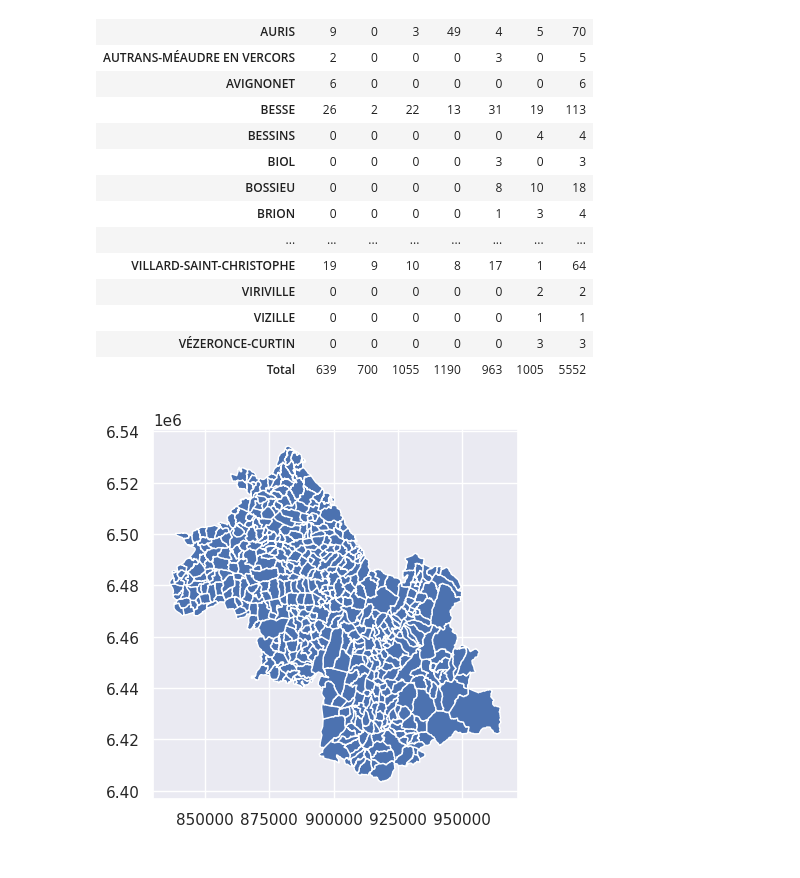
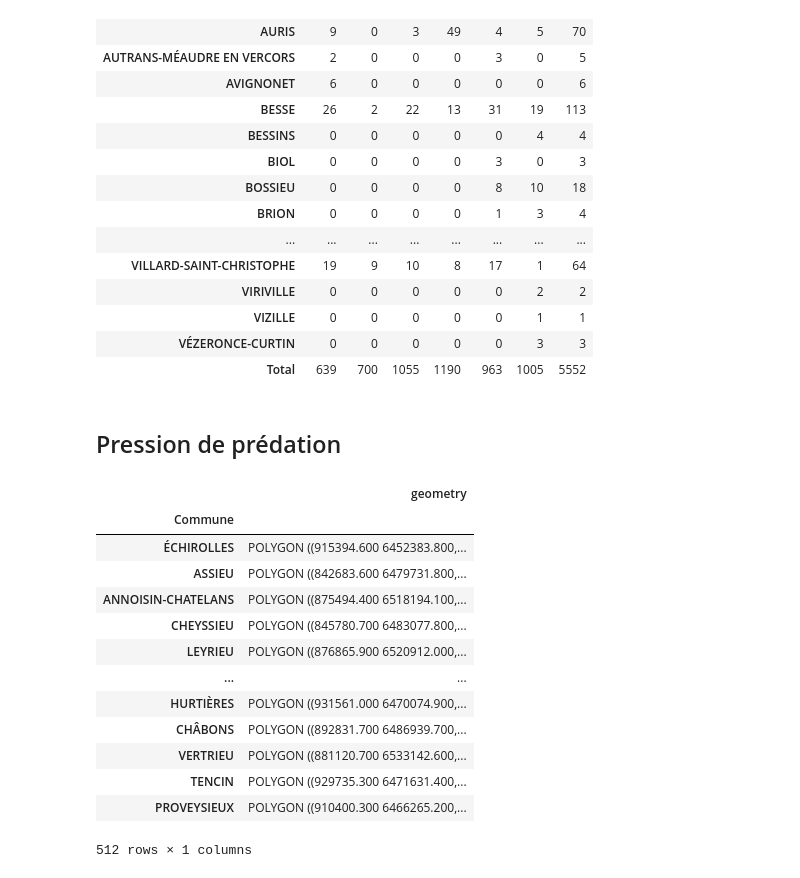
Before and after one commit to dthonon/pna_loup_suivi, a Jupyter notebook: notebook/Analyse-38.ipynb, the cells around one changed output. Cells and saved outputs as stored; diff of their text form; code cells hidden in the pictures.

```diff
--- a/notebook/Analyse-38.ipynb
+++ b/notebook/Analyse-38.ipynb
@@ -215,6 +215,8 @@ par_commune
 | VIZILLE | 0 | 0 | 0 | 0 | 0 | 1 | 1 |
 | VÉZERONCE-CURTIN | 0 | 0 | 0 | 0 | 0 | 3 | 3 |
 | Total | 639 | 700 | 1055 | 1190 | 963 | 1005 | 5552 |
+# %% [markdown]
+## Pression de prédation
 # %%
 gis_dir = "/home/daniel/Data/SIG/ADMIN-EXPRESS/1_DONNEES_LIVRAISON_2021-11-16/ADE_3-1_SHP_LAMB93_FR/"
 departements = gpd.read_file(gis_dir + "DEPARTEMENT.shp")
@@ -223,4 +224,20 @@ communes_38 = communes.query("INSEE_DEP == '38'")
-# %%
-communes_38[["geometry"]].plot();
-# %% [output]
-[figure, removed]
+# %%
+communes_38 = communes.query("INSEE_DEP == '38'")[["NOM", "geometry"]]
+communes_38["Commune"] = communes_38["NOM"].str.upper()
+communes_38 = communes_38.drop(columns="NOM").set_index("Commune")
+communes_38
+# %% [output]
+|  | geometry |
+| Commune |  |
+| ÉCHIROLLES | POLYGON ((915394.600 6452383.800,... |
+| ASSIEU | POLYGON ((842683.600 6479731.800,... |
+| ANNOISIN-CHATELANS | POLYGON ((875494.400 6518194.100,... |
+| CHEYSSIEU | POLYGON ((845780.700 6483077.800,... |
+| LEYRIEU | POLYGON ((876865.900 6520912.000,... |
+| ... | ... |
+| HURTIÈRES | POLYGON ((931561.000 6470074.900,... |
+| CHÂBONS | POLYGON ((892831.700 6486939.700,... |
+| VERTRIEU | POLYGON ((881120.700 6533142.600,... |
+| TENCIN | POLYGON ((929735.300 6471631.400,... |
+| PROVEYSIEUX | POLYGON ((910400.300 6466265.200,... |
+512 rows × 1 columns
```
Also changed, not shown: parts of 3 cells of this notebook, 2 other files.
